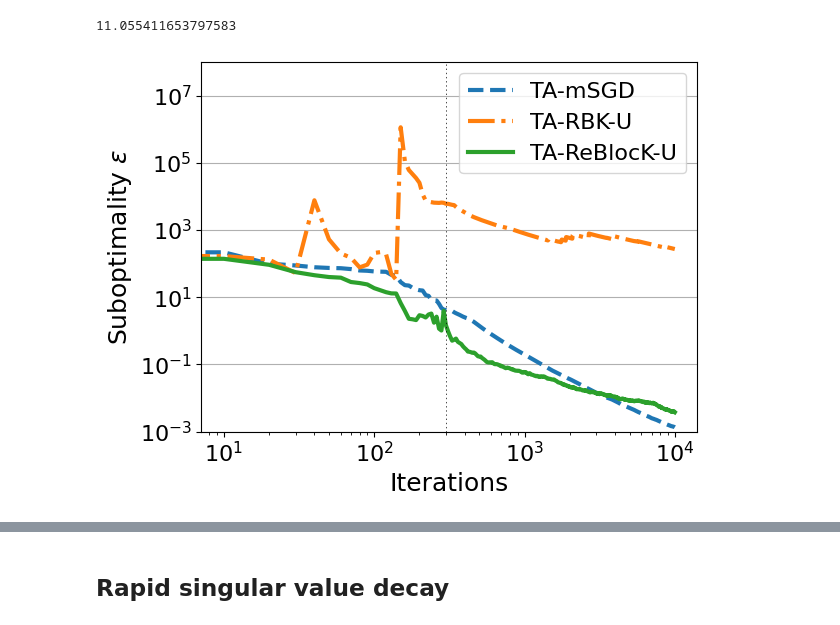
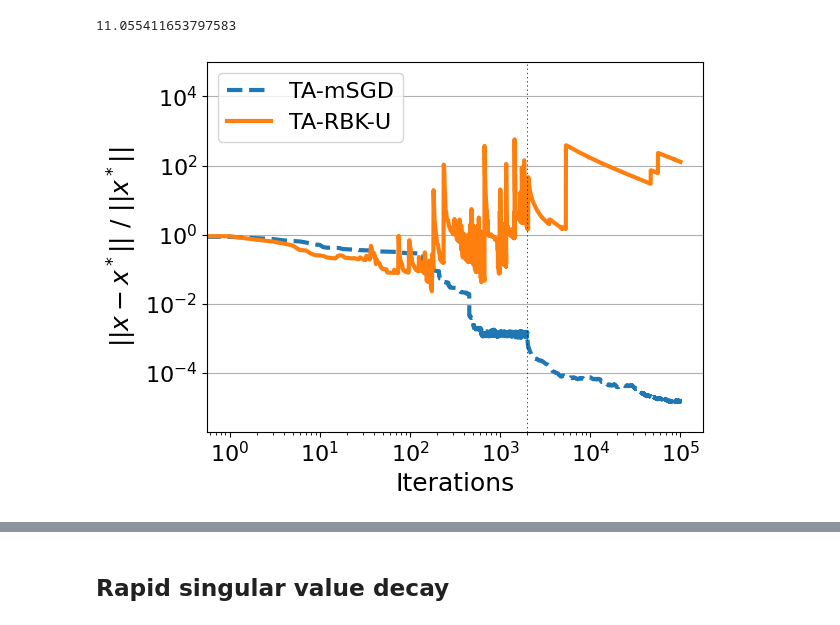
Before and after one commit to ggoldsh/block-kaczmarz-without-preprocessing, a Jupyter notebook: notebooks/random_examples.ipynb, the cells around one changed output, grey strips where cells are left out. Drawn from its saved outputs; the diff is of its cells as text; code cells hidden in the pictures.

```diff
--- a/notebooks/random_examples.ipynb
+++ b/notebooks/random_examples.ipynb
@@ -9,0 +12,5 @@ import matplotlib.pyplot as plt
+# %%
+def build_A_b(eps):
+    A = np.array([[0., 1.], [1, eps**2], [-1, eps**2]])
+    b = np.array([0., eps, eps])
+    return A,b
@@ -261,15 +354,24 @@ x_reblock = block_kaczmarz(A,b,k,T, get_reblock_step(lamb=lamb))
+# %%
+data = np.load('data/chebyshev_mild_decay.npz')
+A = data['A']
+b = data['b']
+x_ls = np.linalg.lstsq(A, b, rcond=None)[0]
+x_sgd = data['x_sgd']
+x_rbk = data['x_rbk']
+x_reblock = data['x_reblock']
 # %%
-x_data = [x_sgd, x_rbk, x_reblock]
-labels = ['TA-mSGD', "TA-RBK-U", "TA-ReBlocK-U"]
-styles = ['dashed', 'dashdot', 'solid']
-Tburn = 300
+x_data = [x_sgd, x_rbk]
+labels = ['TA-mSGD', "TA-RBK-U"]
+styles = ['dashed', 'solid']
+Tburn = 2000
 # %%
 plt.rcParams.update({'font.size': 16})
 plt.rcParams.update({'axes.labelsize': 18})
 
-fig, ax = plot_mean_residuals(zip(x_data, labels, styles), Tburn, A, b, x_ls)
-ax.legend(loc='upper right')
-ax.set_ylim([1e-3, 1e8])
-plt.savefig("chebyshev_mild_decay.pdf", bbox_inches='tight')
+fig, ax = plot_errs(zip(x_data, labels, styles), Tburn, A, b, x_ls)
+ax.set_ylim([2e-6, 1e5])
+
+ax.legend(loc='upper left')
+plt.savefig("rbk_fail_mild.pdf", bbox_inches='tight')
 # %% [output]
-[figure, old version]
+[figure, new version]
```
Also changed, not shown: parts of 47 cells of this notebook.
